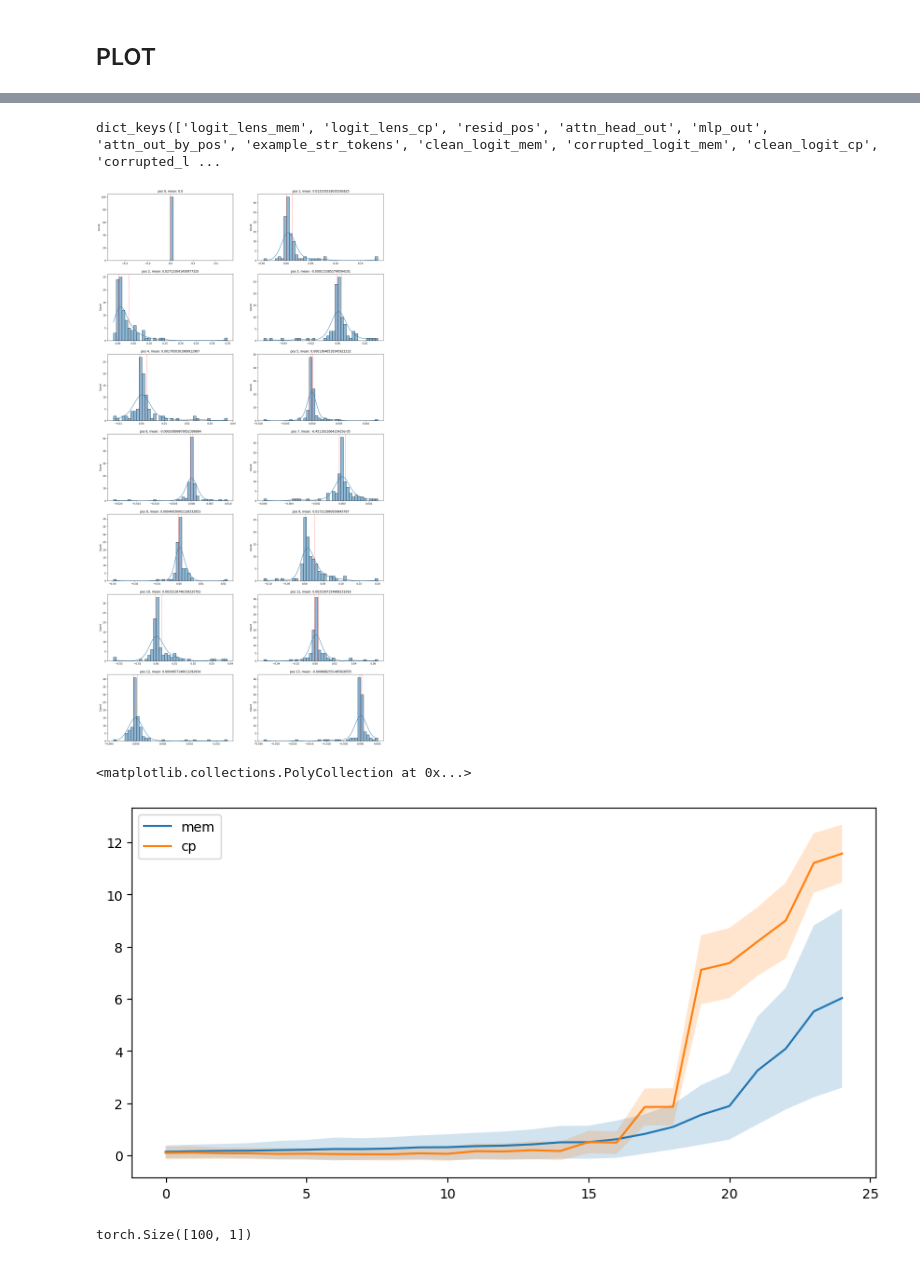
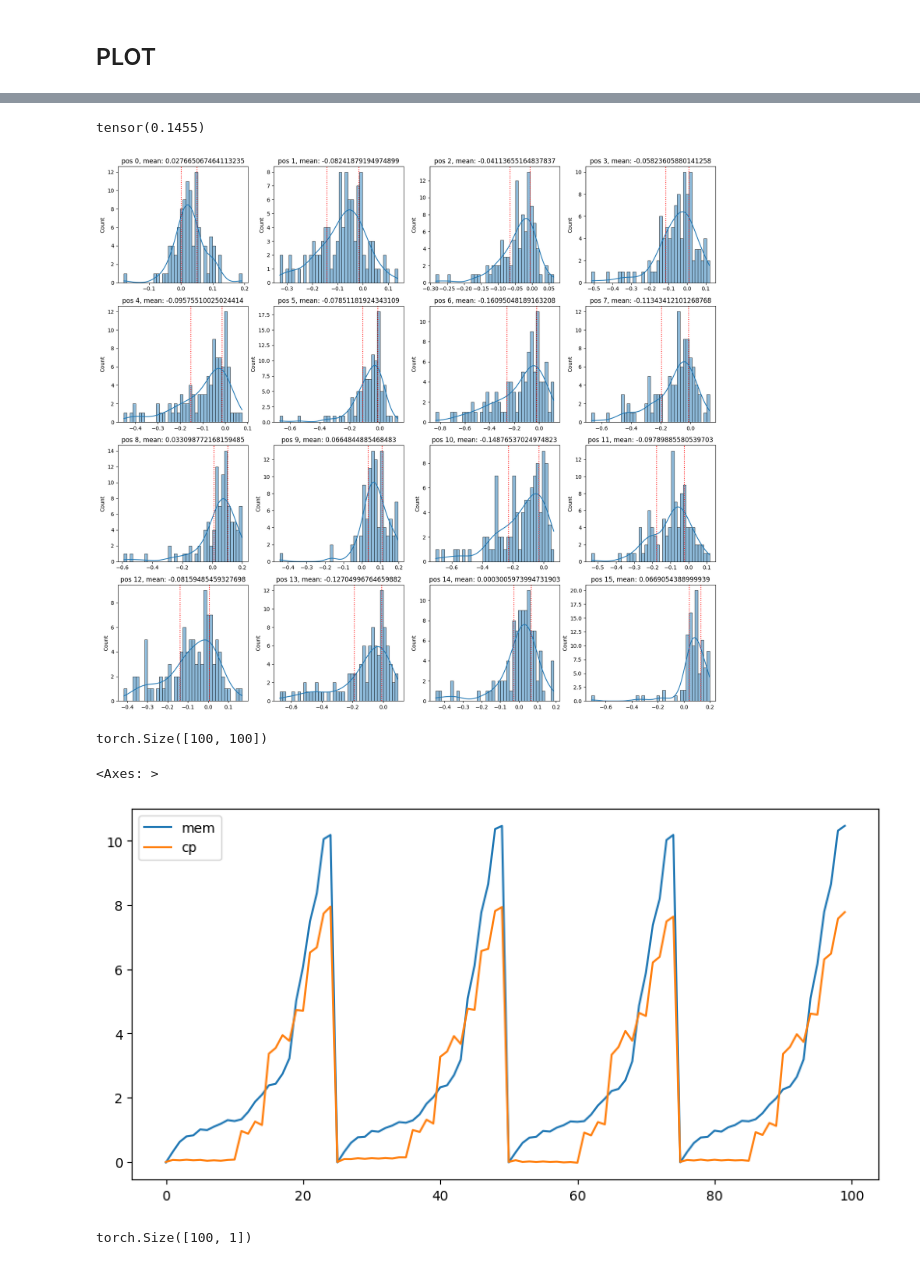
Before and after one commit to francescortu/comp-mech, a Jupyter notebook: notebooks/plot.ipynb, the cells around one changed output, grey strips where cells are left out. Saved outputs shown, nothing was run; the diff lists cells and outputs as text; code cells hidden in the pictures.

Commit message:
ablation_result

```diff
--- a/notebooks/plot.ipynb
+++ b/notebooks/plot.ipynb
@@ -22,4 +25,8 @@ FILE_NAME = "opt-125m_full_result"
 result = ResultAnalyzer(f"{FILE_NAME}.pt")
+# %%
+### IF ABALATION
+result.data["mem"]["corrupted_logit_mem"] = result.data["mem"]["clean_logit_mem"]
+result.data["cp"]["corrupted_logit_cp"] = result.data["cp"]["clean_logit_cp"]
 # %%
 result.data["cp"]["premise"] = [el for x in result.data["cp"]["premise"] for el in x]
 result.data["mem"]["premise"] = [el for x in result.data["mem"]["premise"] for el in x]
@@ -138,45 +133,48 @@ tensor([ 5.2522e-04,  1.8677e-02,  1.0010e-02,  1.7706e-03,  3.7024e-02,
-# %%
-result.data["cp"].keys()
-# %% [output]
-dict_keys(['logit_lens_mem', 'logit_lens_cp', 'resid_pos', 'attn_head_out', 'mlp_out', 'attn_out_by_pos', 'example_str_tokens', 'clean_logit_mem', 'corrupted_logit_mem', 'clean_logit_cp', 'corrupted_l ...
+# %%
+result.data["mem"]["mlp_out"]["mean"][0, 11,15]
+# %% [output]
+tensor(0.1455)
 # %%
 LAYER = 0
-
 
 #plot all head of a layer in a 4x3 grid
 import matplotlib.pyplot as plt
 
 # sns.set_style("whitegrid")
 
-plt.figure(figsize=(20,40))
-for head in range(14):
-    plt.subplot(7,2,head+1)
-    data = result.data["mem"]["mlp_out"]["full_delta"][:,LAYER,head]
+plt.figure(figsize=(20,18))
+for head in range(16):
+    plt.subplot(4,4,head+1)
+    data = result.data["cp"]["mlp_out"]["full_delta"][:,LAYER,head]
     sns.histplot(data.detach().numpy(), bins=40, kde=True)
     #plot the median
 
     #plot lower and upper quartile
     plt.axvline(x=data.quantile(0.25), color='red', linestyle=':')
     plt.axvline(x=data.quantile(0.75), color='red', linestyle=':')
     plt.title(f'pos {head}, mean: {data.mean()}')  # Optionally, add title for each subplot
 
 plt.show()
 # %% [output]
-[figure, old version]
+[figure, new version]
+# %%
+data_lens_mem.shape
+# %% [output]
+torch.Size([100, 100])
 # %%
-data_lens_mem = result.data["cp"]["logit_lens_mem"]
-data_len_cp = result.data["cp"]["logit_lens_cp"]
+data_lens_mem = result.data["mem"]["logit_lens_mem"]
+data_len_cp = result.data["mem"]["logit_lens_cp"]
 
 # plot two line plot
 plt.figure(figsize=(10,5))
 sns.lineplot(data=data_lens_mem.detach().numpy().mean(-1), label="mem")
-plt.fill_between(range(25), data_lens_mem.detach().numpy().mean(-1) - data_lens_mem.detach().numpy().std(-1), data_lens_mem.detach().numpy().mean(-1) + data_lens_mem.detach().numpy().std(-1), alpha=0.2)
+# plt.fill_between(range(100), data_lens_mem.detach().numpy().mean(-1) - data_lens_mem.detach().numpy().std(-1), data_lens_mem.detach().numpy().mean(-1) + data_lens_mem.detach().numpy().std(-1), alpha=0.2)
 #plot the variance
 sns.lineplot(data=data_len_cp.detach().numpy().mean(-1), label="cp")
-plt.fill_between(range(25), data_len_cp.detach().numpy().mean(-1) - data_len_cp.detach().numpy().std(-1), data_len_cp.detach().numpy().mean(-1) + data_len_cp.detach().numpy().std(-1), alpha=0.2)
+# plt.fill_between(range(100), data_len_cp.detach().numpy().mean(-1) - data_len_cp.detach().numpy().std(-1), data_len_cp.detach().numpy().mean(-1) + data_len_cp.detach().numpy().std(-1), alpha=0.2)
 # %% [output]
-<matplotlib.collections.PolyCollection at 0x...>
+<Axes: >
-[figure, old version]
+[figure, new version]
 # %%
 torch.randint(0, 50257, (100, 1)).shape
 # %% [output]
```
Also changed, not shown: parts of 9 cells of this notebook, 7 other files.
